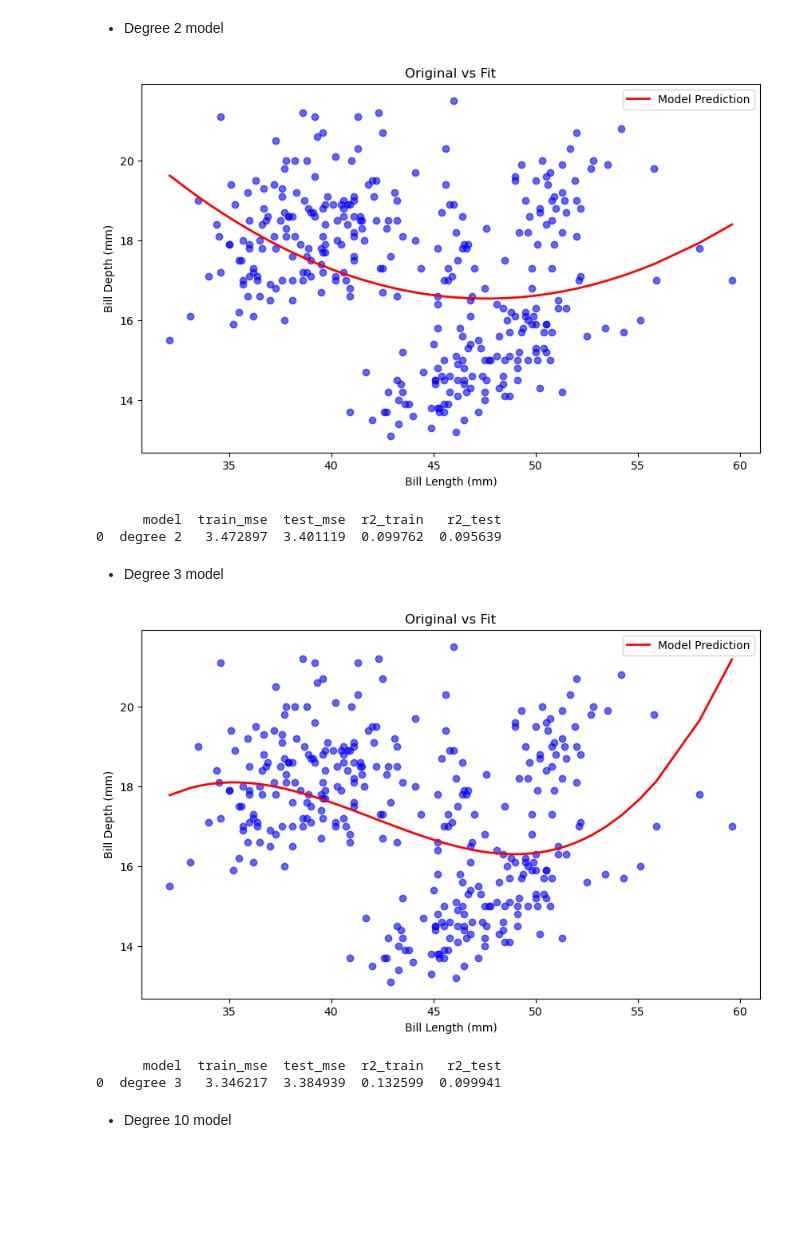
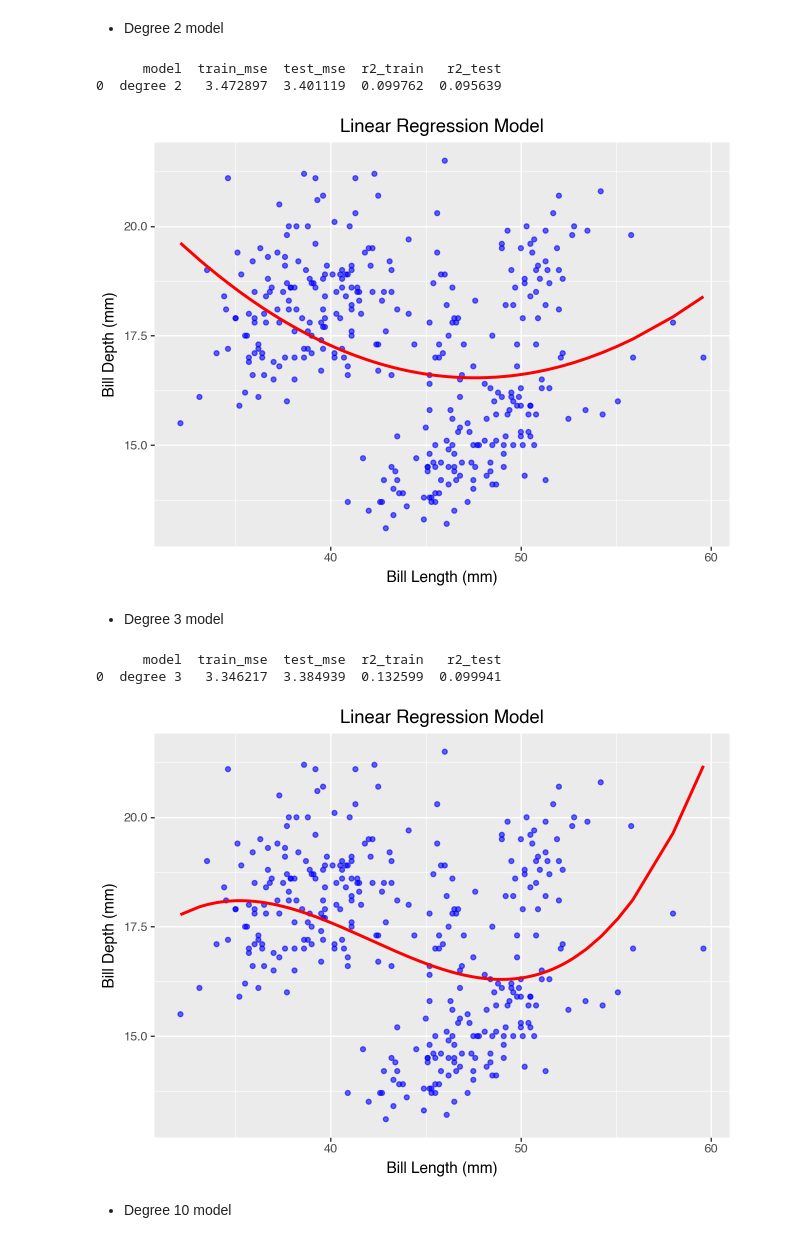
Before and after one commit to cybernewbee/gsb_544, a Jupyter notebook: chapter_11/pa_6_1_poly_regression.ipynb, the cells around one changed output. Cells and saved outputs as stored; diff of their text form; code cells hidden in the pictures; blank space fills up the shorter version.

```diff
--- a/chapter_11/pa_6_1_poly_regression.ipynb
+++ b/chapter_11/pa_6_1_poly_regression.ipynb
@@ -122,0 +115,14 @@ plt.show()
+# %%
+# Create a DataFrame with predictions for the regression line
+penguins['predicted_bill_depth'] = lr_fit_1.predict(X)
+
+# Plot with plotnine
+(p9.ggplot(penguins, p9.aes(x='bill_length_mm', y='bill_depth_mm')) +
+p9.geom_point(alpha=0.6, color='blue') +  # Scatter plot of actual data
+p9.geom_line(p9.aes(y='predicted_bill_depth'), color='red', size=1.2) +  # Regression line
+p9.labs(
+        x='Bill Length (mm)',
+        y='Bill Depth (mm)',
+        title='Linear Regression Model'
+    )
+)
@@ -125,7 +133,7 @@ plt.show()
 - Polynomial feature was not used. Degree is only used for the degree column for presentation
 - independent variables are still needed to be input manualy.
 # %%
-def lrmodel(data, x, y, degree):
+def lrmodeltest(data, x, y, degree):
   # set container for X and y and split training and testing sets
   X = data[x]
   y = data[y]
@@ -149,36 +157,39 @@ def lrmodel(data, x, y, degree):
         "r2_test": r2_score(y_test, test_preds),
   }])
   # plotting
-  plt.figure(figsize=(10, 6))
-  plt.scatter(penguins['bill_length_mm'], penguins['bill_depth_mm'], alpha=0.6, color='blue')
-  # this part is extremly crucial to ensure the polt is smooth; otherwise the plots will be jumpping aroung
+  data['predicted_bill_depth'] = lr_fit_1.predict(X)
+
+  # Plot with plotnine
   sorted_data = data.sort_values(by='bill_length_mm')
   sorted_X = sorted_data[x]
-  # aes and format; plotting code suggested by Chat
-  plt.plot(sorted_data['bill_length_mm'], lr_fit_1.predict(sorted_X), color='red', linewidth=2, label='Model Prediction')
-  plt.xlabel('Bill Length (mm)')
-  plt.ylabel('Bill Depth (mm)')
-  plt.title('Original vs Fit')
-  plt.legend()
-  plt.show()
+  plot = (p9.ggplot(data, p9.aes(x='bill_length_mm', y='bill_depth_mm')) +
+         p9.geom_point(alpha=0.6, color='blue') +  # Scatter plot of actual data
+         p9.geom_line(p9.aes(y='predicted_bill_depth'), color='red', size=1.2) +  # Regression line
+         p9.labs(
+        x='Bill Length (mm)',
+        y='Bill Depth (mm)',
+        title='Linear Regression Model'
+        )
+         )
   print(results)
+  print(plot)
   return results
 # %% [markdown]
 - Degree 2 model
 # %%
-model2 = lrmodel(penguins, ['bill_length_mm', 'X_2'], 'bill_depth_mm',2)
+model2 = lrmodeltest(penguins, ['bill_length_mm', 'X_2'], 'bill_depth_mm',2)
 # %% [output]
+      model  train_mse  test_mse  r2_train   r2_test
+0  degree 2   3.472897  3.401119  0.099762  0.095639
-[figure, old version]
+[figure, new version]
-      model  train_mse  test_mse  r2_train   r2_test
-0  degree 2   3.472897  3.401119  0.099762  0.095639
 # %% [markdown]
 - Degree 3 model
 # %%
-model3 = lrmodel(penguins, ['bill_length_mm','X_2','X_3'], 'bill_depth_mm', 3)
+model3 = lrmodeltest(penguins, ['bill_length_mm','X_2','X_3'], 'bill_depth_mm', 3)
 # %% [output]
+      model  train_mse  test_mse  r2_train   r2_test
+0  degree 3   3.346217  3.384939  0.132599  0.099941
-[figure, old version]
+[figure, new version]
-      model  train_mse  test_mse  r2_train   r2_test
-0  degree 3   3.346217  3.384939  0.132599  0.099941
 # %% [markdown]
 - Degree 10 model
 # %%
```
Also changed, not shown: parts of 4 cells of this notebook, 4 other files.
